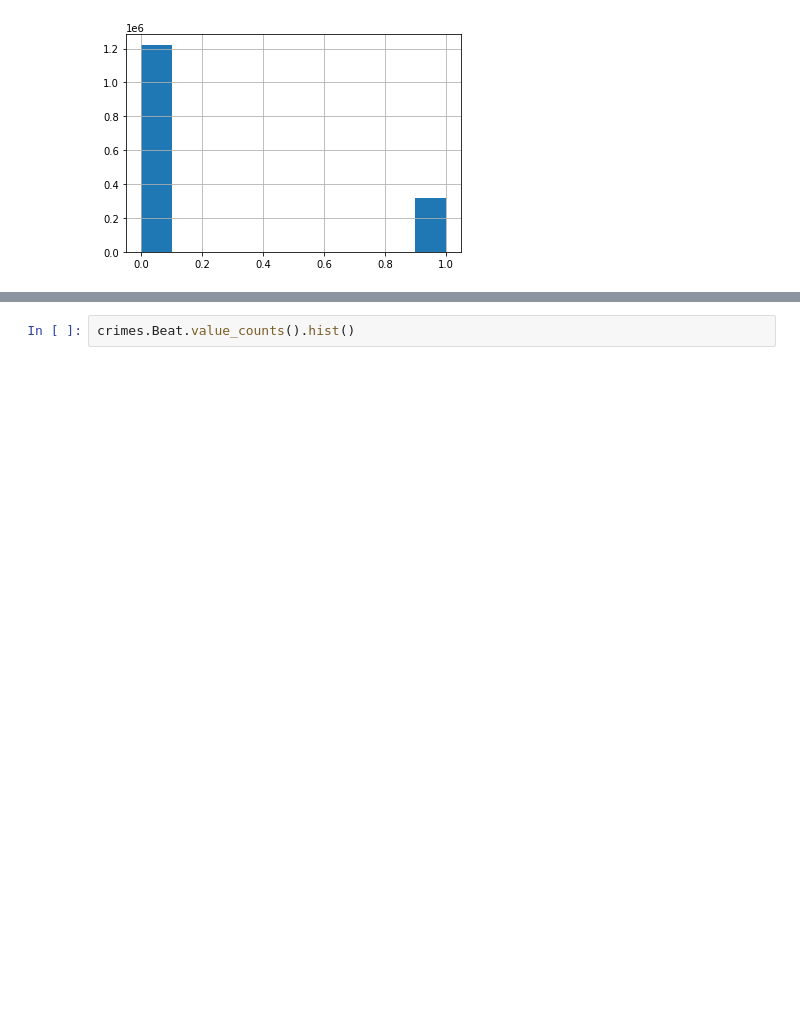
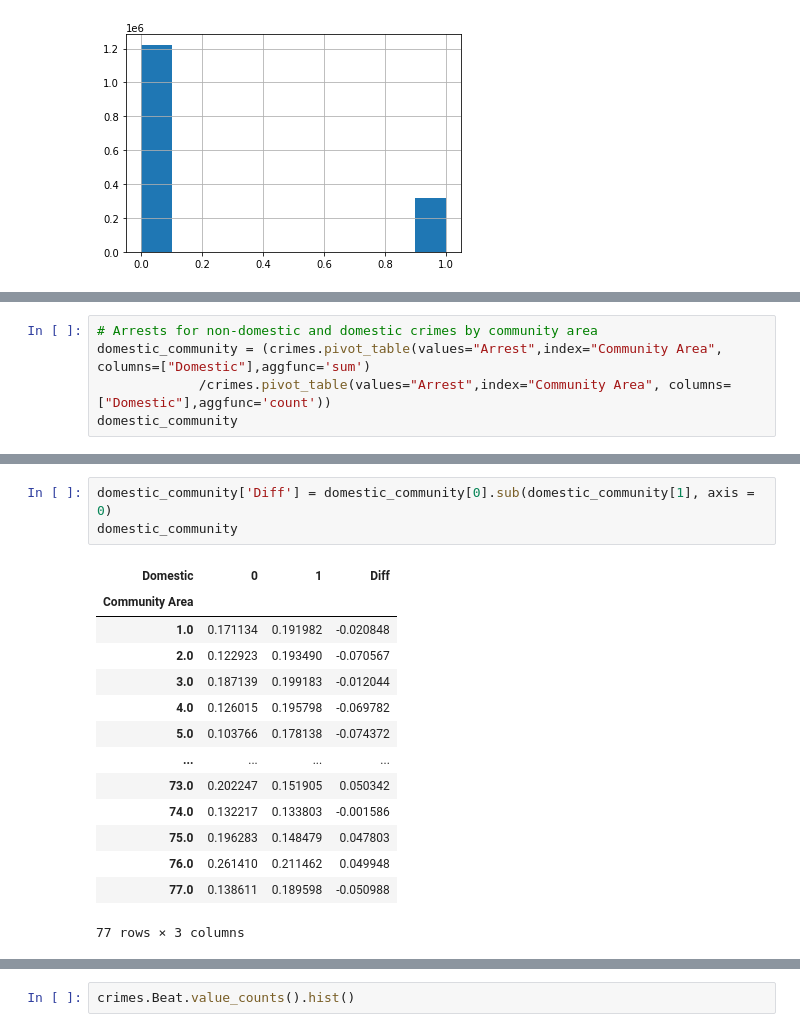
Before and after one commit to leo-cavalcante/crimes-in-chicago, a Jupyter notebook: Crime Analysis - Arrest and Domestic.ipynb, the cells around one changed output, grey strips where cells are left out. Drawn from its saved outputs; the diff is of its cells as text; blank space fills up the shorter version.

Commit message:
Updates on Analysis of Arrests and Domestic crimes

```diff
--- a/Crime Analysis - Arrest and Domestic.ipynb
+++ b/Crime Analysis - Arrest and Domestic.ipynb
@@ -162,0 +279,5 @@ crimes[["Arrest","Domestic"]].groupby("Arrest").sum()/crimes.shape[0]
+# %%
+# Arrests for non-domestic and domestic crimes by community area
+domestic_community = (crimes.pivot_table(values="Arrest",index="Community Area", columns=["Domestic"],aggfunc='sum')
+             /crimes.pivot_table(values="Arrest",index="Community Area", columns=["Domestic"],aggfunc='count'))
+domestic_community
@@ -162,0 +299,18 @@ crimes[["Arrest","Domestic"]].groupby("Arrest").sum()/crimes.shape[0]
+# %%
+domestic_community['Diff'] = domestic_community[0].sub(domestic_community[1], axis = 0)
+domestic_community
+# %% [output]
+| Domestic | 0 | 1 | Diff |
+| Community Area |  |  |  |
+| 1.0 | 0.171134 | 0.191982 | -0.020848 |
+| 2.0 | 0.122923 | 0.193490 | -0.070567 |
+| 3.0 | 0.187139 | 0.199183 | -0.012044 |
+| 4.0 | 0.126015 | 0.195798 | -0.069782 |
+| 5.0 | 0.103766 | 0.178138 | -0.074372 |
+| ... | ... | ... | ... |
+| 73.0 | 0.202247 | 0.151905 | 0.050342 |
+| 74.0 | 0.132217 | 0.133803 | -0.001586 |
+| 75.0 | 0.196283 | 0.148479 | 0.047803 |
+| 76.0 | 0.261410 | 0.211462 | 0.049948 |
+| 77.0 | 0.138611 | 0.189598 | -0.050988 |
+77 rows × 3 columns
```
Also changed, not shown: parts of 24 cells of this notebook, 1 other file.
